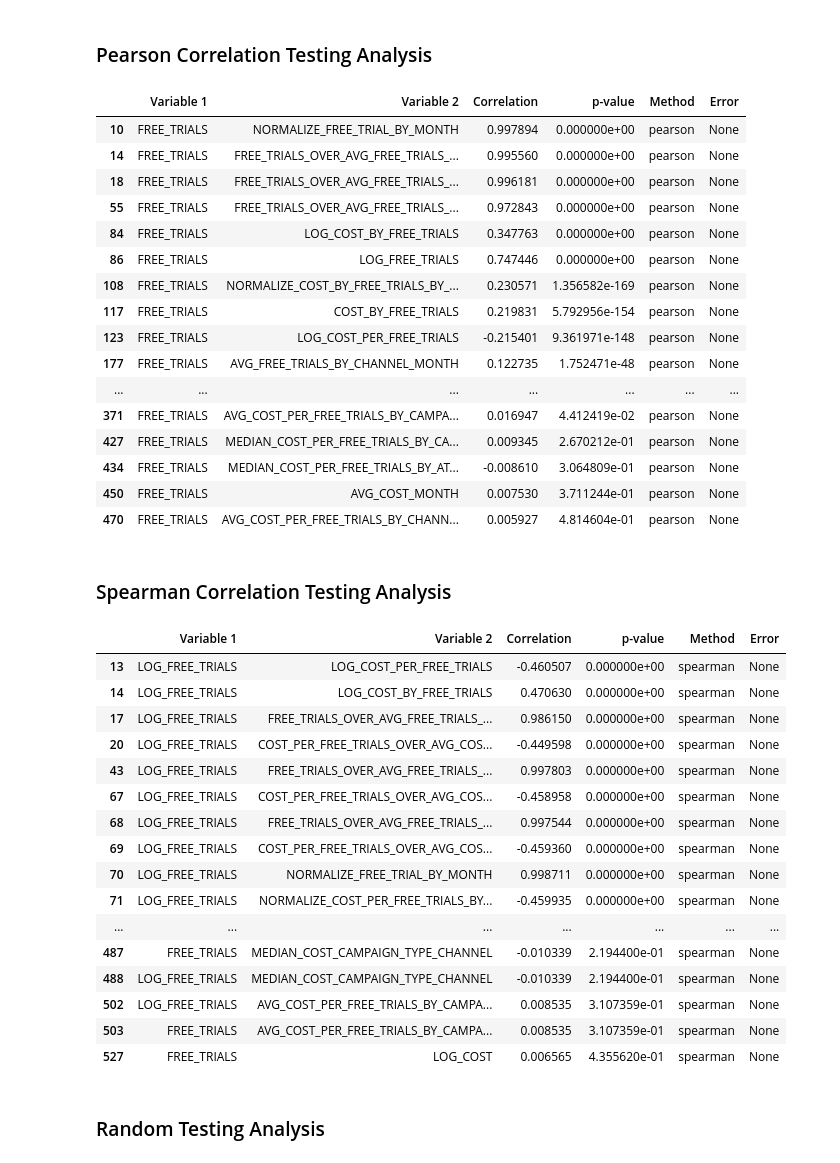
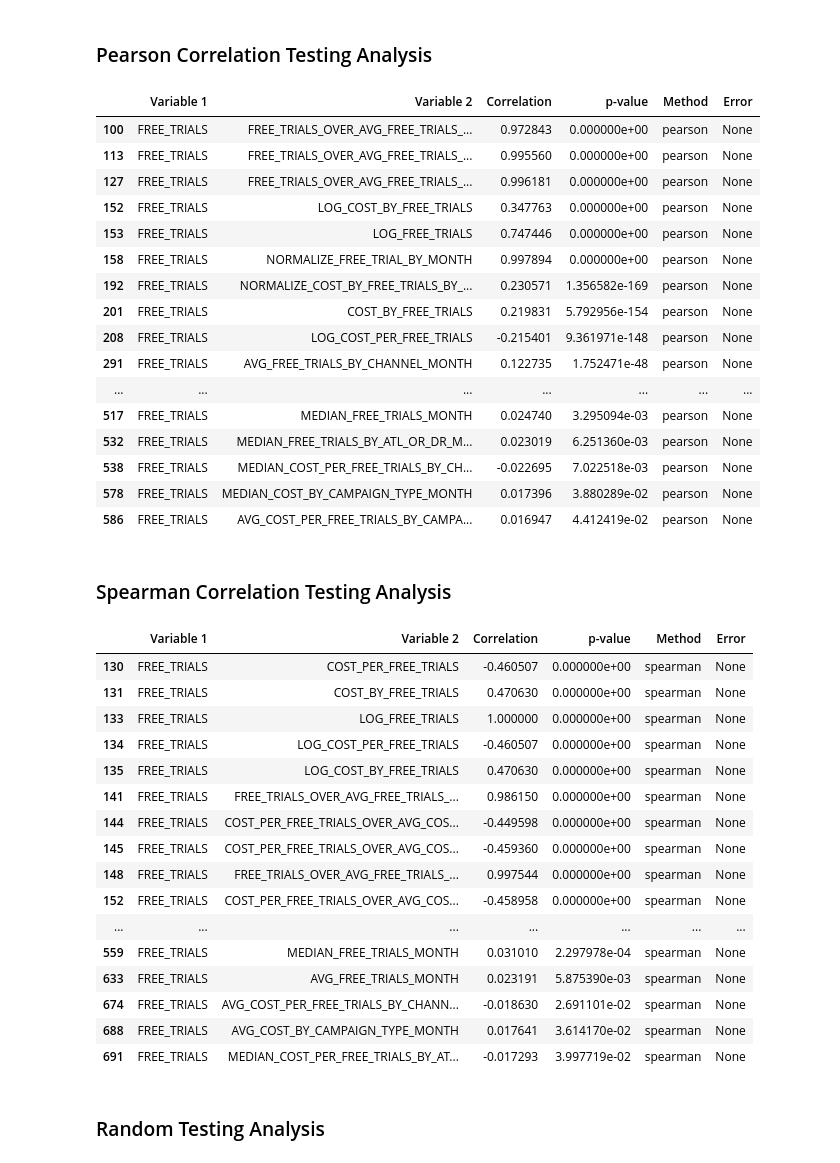
Before and after one commit to 11echeng/free-trial-analysis, a Jupyter notebook: notebooks/correlation_testing.ipynb, the cells around one changed output. Cells and saved outputs as stored; diff of their text form; code cells hidden in the pictures.

```diff
--- a/notebooks/correlation_testing.ipynb
+++ b/notebooks/correlation_testing.ipynb
@@ -186,55 +185,57 @@ pearson_results = compute_correlations(
     cat_cols=None  # Do not encode categorical variables
 )
 pearson_results[
-    (pearson_results['p-value'] < 0.5) &
+    (pearson_results['p-value'] < 0.05) &
     (pearson_results['Variable 1'] == 'FREE_TRIALS')
 ]
 # %% [output]
 |  | Variable 1 | Variable 2 | Correlation | p-value | Method | Error |
-| 10 | FREE_TRIALS | NORMALIZE_FREE_TRIAL_BY_MONTH | 0.997894 | 0.000000e+00 | pearson | None |
-| 14 | FREE_TRIALS | FREE_TRIALS_OVER_AVG_FREE_TRIALS_... | 0.995560 | 0.000000e+00 | pearson | None |
-| 18 | FREE_TRIALS | FREE_TRIALS_OVER_AVG_FREE_TRIALS_... | 0.996181 | 0.000000e+00 | pearson | None |
-| 55 | FREE_TRIALS | FREE_TRIALS_OVER_AVG_FREE_TRIALS_... | 0.972843 | 0.000000e+00 | pearson | None |
-| 84 | FREE_TRIALS | LOG_COST_BY_FREE_TRIALS | 0.347763 | 0.000000e+00 | pearson | None |
-| 86 | FREE_TRIALS | LOG_FREE_TRIALS | 0.747446 | 0.000000e+00 | pearson | None |
-| 108 | FREE_TRIALS | NORMALIZE_COST_BY_FREE_TRIALS_BY_... | 0.230571 | 1.356582e-169 | pearson | None |
-| 117 | FREE_TRIALS | COST_BY_FREE_TRIALS | 0.219831 | 5.792956e-154 | pearson | None |
-| 123 | FREE_TRIALS | LOG_COST_PER_FREE_TRIALS | -0.215401 | 9.361971e-148 | pearson | None |
-| 177 | FREE_TRIALS | AVG_FREE_TRIALS_BY_CHANNEL_MONTH | 0.122735 | 1.752471e-48 | pearson | None |
+| 100 | FREE_TRIALS | FREE_TRIALS_OVER_AVG_FREE_TRIALS_... | 0.972843 | 0.000000e+00 | pearson | None |
+| 113 | FREE_TRIALS | FREE_TRIALS_OVER_AVG_FREE_TRIALS_... | 0.995560 | 0.000000e+00 | pearson | None |
+| 127 | FREE_TRIALS | FREE_TRIALS_OVER_AVG_FREE_TRIALS_... | 0.996181 | 0.000000e+00 | pearson | None |
+| 152 | FREE_TRIALS | LOG_COST_BY_FREE_TRIALS | 0.347763 | 0.000000e+00 | pearson | None |
+| 153 | FREE_TRIALS | LOG_FREE_TRIALS | 0.747446 | 0.000000e+00 | pearson | None |
+| 158 | FREE_TRIALS | NORMALIZE_FREE_TRIAL_BY_MONTH | 0.997894 | 0.000000e+00 | pearson | None |
+| 192 | FREE_TRIALS | NORMALIZE_COST_BY_FREE_TRIALS_BY_... | 0.230571 | 1.356582e-169 | pearson | None |
+| 201 | FREE_TRIALS | COST_BY_FREE_TRIALS | 0.219831 | 5.792956e-154 | pearson | None |
+| 208 | FREE_TRIALS | LOG_COST_PER_FREE_TRIALS | -0.215401 | 9.361971e-148 | pearson | None |
+| 291 | FREE_TRIALS | AVG_FREE_TRIALS_BY_CHANNEL_MONTH | 0.122735 | 1.752471e-48 | pearson | None |
 | ... | ... | ... | ... | ... | ... | ... |
-| 371 | FREE_TRIALS | AVG_COST_PER_FREE_TRIALS_BY_CAMPA... | 0.016947 | 4.412419e-02 | pearson | None |
-| 427 | FREE_TRIALS | MEDIAN_COST_PER_FREE_TRIALS_BY_CA... | 0.009345 | 2.670212e-01 | pearson | None |
-| 434 | FREE_TRIALS | MEDIAN_COST_PER_FREE_TRIALS_BY_AT... | -0.008610 | 3.064809e-01 | pearson | None |
-| 450 | FREE_TRIALS | AVG_COST_MONTH | 0.007530 | 3.711244e-01 | pearson | None |
-| 470 | FREE_TRIALS | AVG_COST_PER_FREE_TRIALS_BY_CHANN... | 0.005927 | 4.814604e-01 | pearson | None |
+| 517 | FREE_TRIALS | MEDIAN_FREE_TRIALS_MONTH | 0.024740 | 3.295094e-03 | pearson | None |
+| 532 | FREE_TRIALS | MEDIAN_FREE_TRIALS_BY_ATL_OR_DR_M... | 0.023019 | 6.251360e-03 | pearson | None |
+| 538 | FREE_TRIALS | MEDIAN_COST_PER_FREE_TRIALS_BY_CH... | -0.022695 | 7.022518e-03 | pearson | None |
+| 578 | FREE_TRIALS | MEDIAN_COST_BY_CAMPAIGN_TYPE_MONTH | 0.017396 | 3.880289e-02 | pearson | None |
+| 586 | FREE_TRIALS | AVG_COST_PER_FREE_TRIALS_BY_CAMPA... | 0.016947 | 4.412419e-02 | pearson | None |
 # %% [markdown]
 ### Spearman Correlation Testing Analysis
 # %%
 # 2) Spearman correlation (with categorical one-hot encoding)
 spearman_results = compute_correlations(
     df=df,
     include_categorical=True,  # Encode categorical variables
     drop_first=True,
     cat_cols=categorical
 )
-spearman_results[((spearman_results['Variable 1'] == 'FREE_TRIALS') | (spearman_results['Variable 1'] == 'LOG_FREE_TRIALS')) & (spearman_results['p-value'] < 0.5)]
+spearman_results[(spearman_results['Variable 1'] == 'FREE_TRIALS') & (spearman_results['p-value'] < 0.05)]
+
+#spearman_results[((spearman_results['Variable 1'] == 'FREE_TRIALS') | (spearman_results['Variable 1'] == 'LOG_FREE_TRIALS')) & (spearman_results['p-value'] < 0.05)]
 # %% [output]
 |  | Variable 1 | Variable 2 | Correlation | p-value | Method | Error |
-| 13 | LOG_FREE_TRIALS | LOG_COST_PER_FREE_TRIALS | -0.460507 | 0.000000e+00 | spearman | None |
-| 14 | LOG_FREE_TRIALS | LOG_COST_BY_FREE_TRIALS | 0.470630 | 0.000000e+00 | spearman | None |
-| 17 | LOG_FREE_TRIALS | FREE_TRIALS_OVER_AVG_FREE_TRIALS_... | 0.986150 | 0.000000e+00 | spearman | None |
-| 20 | LOG_FREE_TRIALS | COST_PER_FREE_TRIALS_OVER_AVG_COS... | -0.449598 | 0.000000e+00 | spearman | None |
-| 43 | LOG_FREE_TRIALS | FREE_TRIALS_OVER_AVG_FREE_TRIALS_... | 0.997803 | 0.000000e+00 | spearman | None |
-| 67 | LOG_FREE_TRIALS | COST_PER_FREE_TRIALS_OVER_AVG_COS... | -0.458958 | 0.000000e+00 | spearman | None |
-| 68 | LOG_FREE_TRIALS | FREE_TRIALS_OVER_AVG_FREE_TRIALS_... | 0.997544 | 0.000000e+00 | spearman | None |
-| 69 | LOG_FREE_TRIALS | COST_PER_FREE_TRIALS_OVER_AVG_COS... | -0.459360 | 0.000000e+00 | spearman | None |
-| 70 | LOG_FREE_TRIALS | NORMALIZE_FREE_TRIAL_BY_MONTH | 0.998711 | 0.000000e+00 | spearman | None |
-| 71 | LOG_FREE_TRIALS | NORMALIZE_COST_PER_FREE_TRIALS_BY... | -0.459935 | 0.000000e+00 | spearman | None |
+| 130 | FREE_TRIALS | COST_PER_FREE_TRIALS | -0.460507 | 0.000000e+00 | spearman | None |
+| 131 | FREE_TRIALS | COST_BY_FREE_TRIALS | 0.470630 | 0.000000e+00 | spearman | None |
+| 133 | FREE_TRIALS | LOG_FREE_TRIALS | 1.000000 | 0.000000e+00 | spearman | None |
+| 134 | FREE_TRIALS | LOG_COST_PER_FREE_TRIALS | -0.460507 | 0.000000e+00 | spearman | None |
+| 135 | FREE_TRIALS | LOG_COST_BY_FREE_TRIALS | 0.470630 | 0.000000e+00 | spearman | None |
+| 141 | FREE_TRIALS | FREE_TRIALS_OVER_AVG_FREE_TRIALS_... | 0.986150 | 0.000000e+00 | spearman | None |
+| 144 | FREE_TRIALS | COST_PER_FREE_TRIALS_OVER_AVG_COS... | -0.449598 | 0.000000e+00 | spearman | None |
+| 145 | FREE_TRIALS | COST_PER_FREE_TRIALS_OVER_AVG_COS... | -0.459360 | 0.000000e+00 | spearman | None |
+| 148 | FREE_TRIALS | FREE_TRIALS_OVER_AVG_FREE_TRIALS_... | 0.997544 | 0.000000e+00 | spearman | None |
+| 152 | FREE_TRIALS | COST_PER_FREE_TRIALS_OVER_AVG_COS... | -0.458958 | 0.000000e+00 | spearman | None |
 | ... | ... | ... | ... | ... | ... | ... |
-| 487 | FREE_TRIALS | MEDIAN_COST_CAMPAIGN_TYPE_CHANNEL | -0.010339 | 2.194400e-01 | spearman | None |
-| 488 | LOG_FREE_TRIALS | MEDIAN_COST_CAMPAIGN_TYPE_CHANNEL | -0.010339 | 2.194400e-01 | spearman | None |
-| 502 | LOG_FREE_TRIALS | AVG_COST_PER_FREE_TRIALS_BY_CAMPA... | 0.008535 | 3.107359e-01 | spearman | None |
-| 503 | FREE_TRIALS | AVG_COST_PER_FREE_TRIALS_BY_CAMPA... | 0.008535 | 3.107359e-01 | spearman | None |
-| 527 | FREE_TRIALS | LOG_COST | 0.006565 | 4.355620e-01 | spearman | None |
+| 559 | FREE_TRIALS | MEDIAN_FREE_TRIALS_MONTH | 0.031010 | 2.297978e-04 | spearman | None |
+| 633 | FREE_TRIALS | AVG_FREE_TRIALS_MONTH | 0.023191 | 5.875390e-03 | spearman | None |
+| 674 | FREE_TRIALS | AVG_COST_PER_FREE_TRIALS_BY_CHANN... | -0.018630 | 2.691101e-02 | spearman | None |
+| 688 | FREE_TRIALS | AVG_COST_BY_CAMPAIGN_TYPE_MONTH | 0.017641 | 3.614170e-02 | spearman | None |
+| 691 | FREE_TRIALS | MEDIAN_COST_PER_FREE_TRIALS_BY_AT... | -0.017293 | 3.997719e-02 | spearman | None |
 # %% [markdown]
 ### Random Testing Analysis
```
Also changed, not shown: parts of 6 cells of this notebook, 2 other files.
